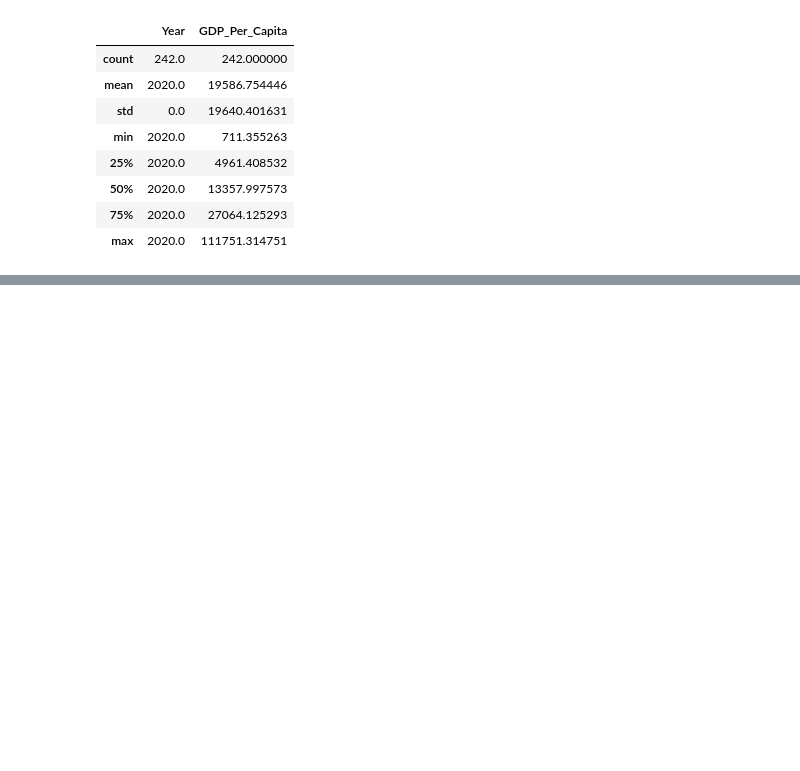
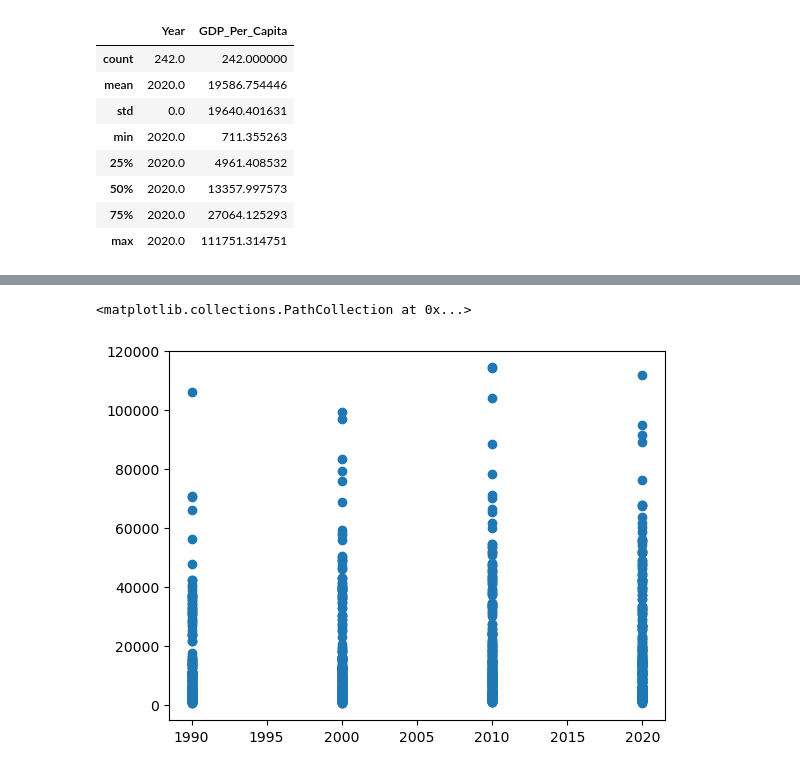
Before and after one commit to NSS-Data-Analytics-Cohort-12/un-python-GeorgeToma99, a Jupyter notebook: notebooks/project_1_un_gt.ipynb, the cells around one changed output, grey strips where cells are left out. Drawn from its saved outputs; the diff is of its cells as text; code cells hidden in the pictures; blank space fills up the shorter version.

```diff
--- a/notebooks/project_1_un_gt.ipynb
+++ b/notebooks/project_1_un_gt.ipynb
@@ -221,0 +224,5 @@ plt.barh(y=gdp_df_10.Year, width=gdp_df_10.GDP_Per_Capita)
+# %%
+plt.scatter(x=gdp_df_10['Year'], y=gdp_df_10['GDP_Per_Capita'])
+# %% [output]
+<matplotlib.collections.PathCollection at 0x...>
+[figure, added]
```
Also changed, not shown: parts of 21 cells of this notebook.
